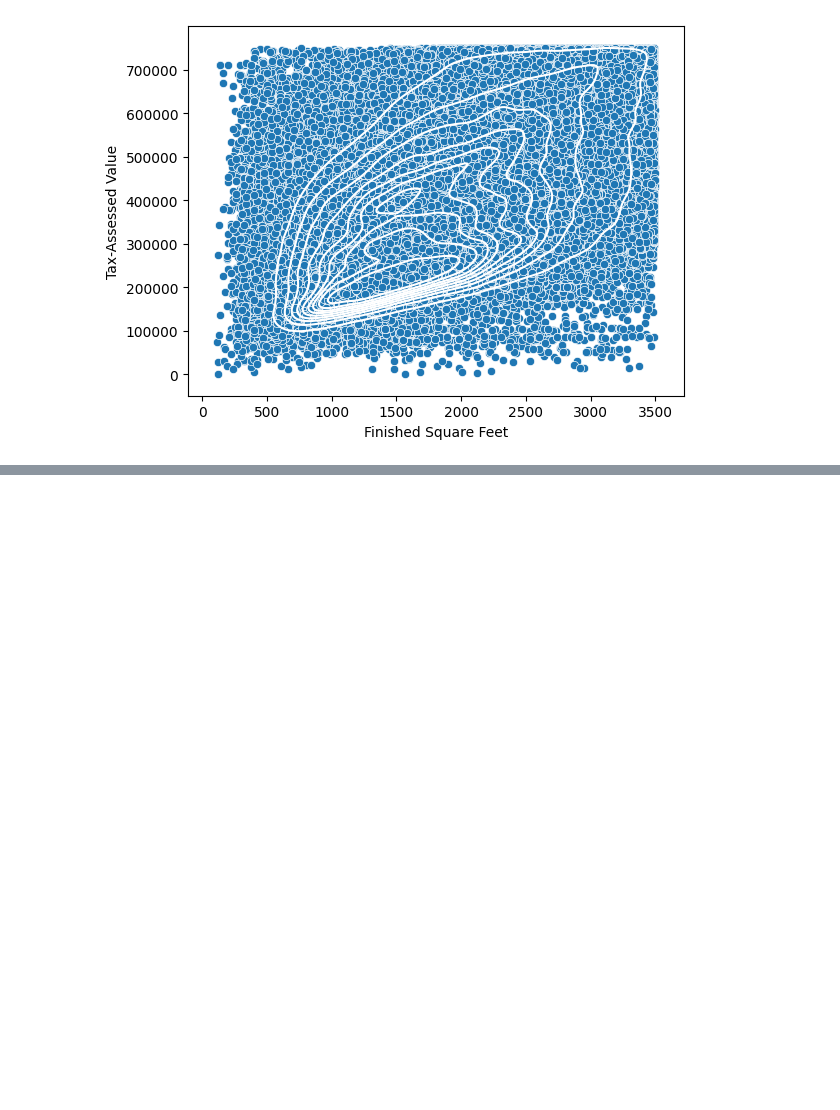
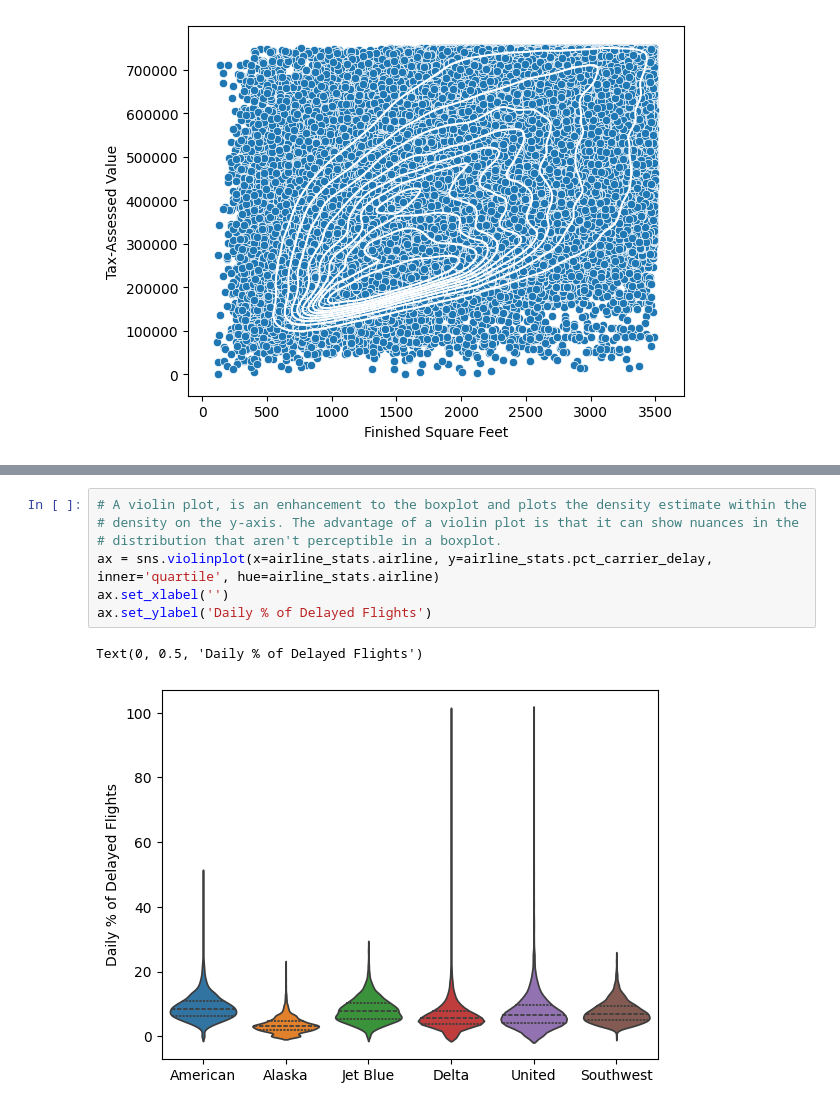
Before and after one commit to Drieger/practical-statistics-for-data-scientists, a Jupyter notebook: 1. Exploratory Data Analysis/eda.ipynb, the cells around one changed output, grey strips where cells are left out. Drawn from its saved outputs; the diff is of its cells as text; blank space fills up the shorter version.

```diff
--- a/1. Exploratory Data Analysis/eda.ipynb
+++ b/1. Exploratory Data Analysis/eda.ipynb
@@ -548,0 +617,10 @@ Text(0, 0.5, 'Tax-Assessed Value')
+# %%
+# A violin plot, is an enhancement to the boxplot and plots the density estimate within the
+# density on the y-axis. The advantage of a violin plot is that it can show nuances in the
+# distribution that aren't perceptible in a boxplot.
+ax = sns.violinplot(x=airline_stats.airline, y=airline_stats.pct_carrier_delay, inner='quartile', hue=airline_stats.airline)
+ax.set_xlabel('')
+ax.set_ylabel('Daily % of Delayed Flights')
+# %% [output]
+Text(0, 0.5, 'Daily % of Delayed Flights')
+[figure, added]
```
Also changed, not shown: parts of 7 cells of this notebook.
